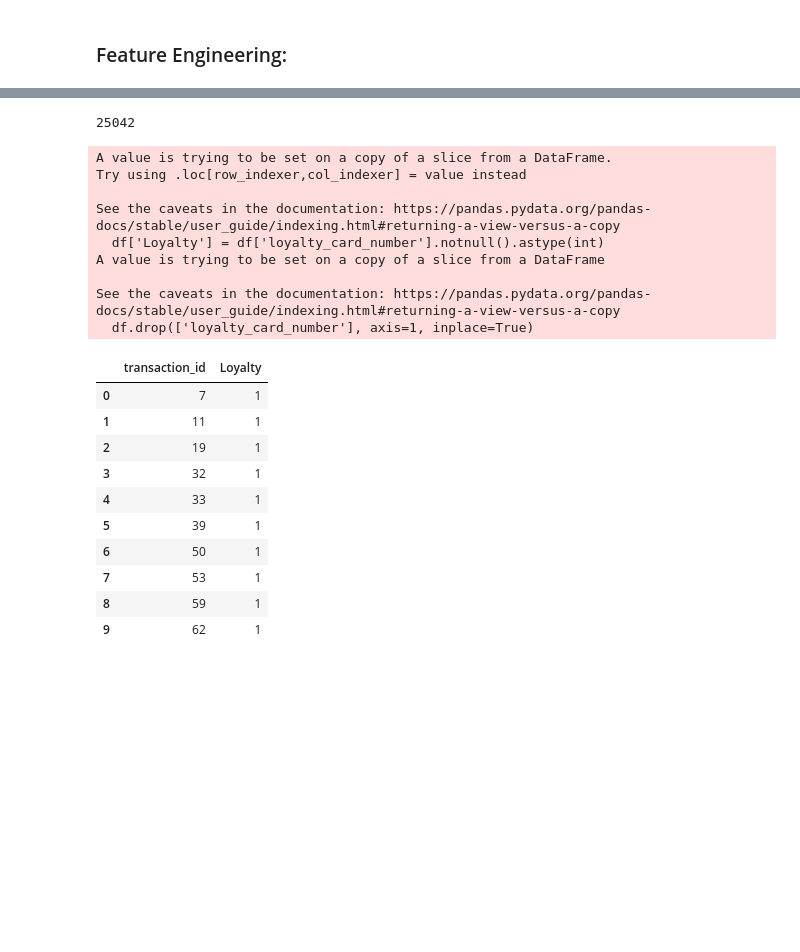
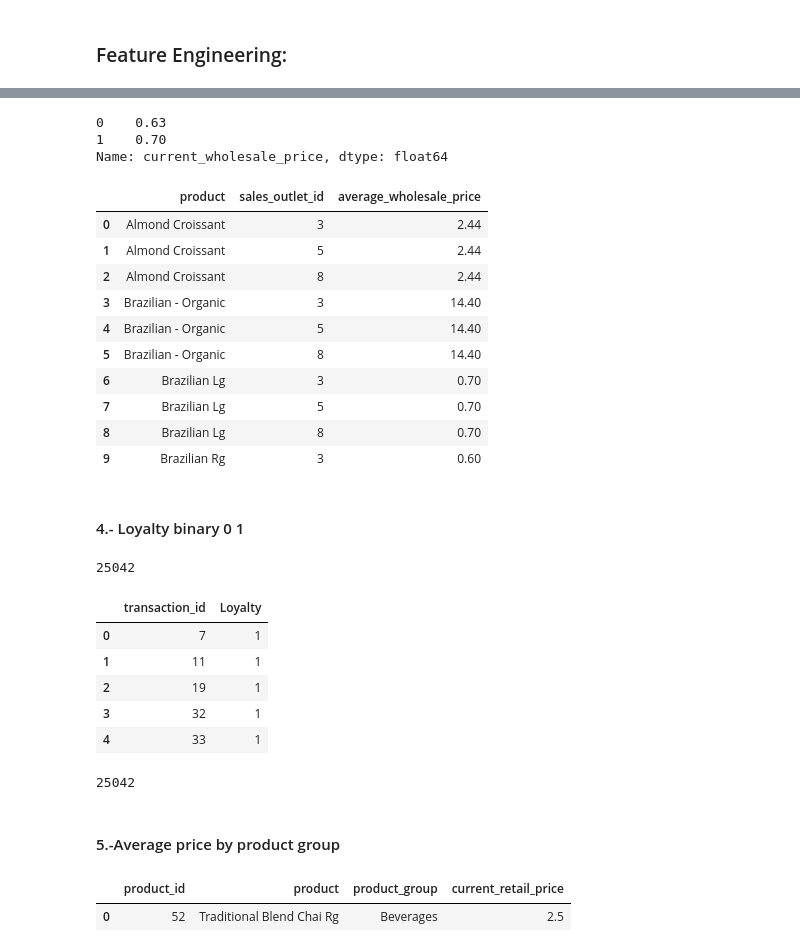
Before and after one commit to hpenapp/EjercicioRedencion, a Jupyter notebook: Features.ipynb, the cells around one changed output, grey strips where cells are left out. Drawn from its saved outputs; the diff is of its cells as text; code cells hidden in the pictures; blank space fills up the shorter version.

```diff
--- a/Features.ipynb
+++ b/Features.ipynb
@@ -79,7 +93,7 @@ superData[['current_retail_price', 'unit_price']].head(2)
 | 0 | $2.50 | 2.5 |
 | 1 | $3.50 | 3.5 |
 # %%
-superData = superData.drop(columns = ['promo_yn', 'unit_price'])
+#superData = superData.drop(columns = ['promo_yn', 'unit_price'])
 # %%
 superData.columns
 # %% [output]
@@ -121,31 +244,55 @@ Index(['transaction_id', 'transaction_date', 'transaction_time',
+# %%
+superData['current_wholesale_price'].head(2)
+# %% [output]
+0    0.63
+1    0.70
+Name: current_wholesale_price, dtype: float64
+# %%
+#Current wholesale price
+df = superData.groupby(['product', 'sales_outlet_id'])['current_wholesale_price'].mean().reset_index(name='average_wholesale_price')
+df.head(10)
+# %% [output]
+|  | product | sales_outlet_id | average_wholesale_price |
+| 0 | Almond Croissant | 3 | 2.44 |
+| 1 | Almond Croissant | 5 | 2.44 |
+| 2 | Almond Croissant | 8 | 2.44 |
+| 3 | Brazilian - Organic | 3 | 14.40 |
+| 4 | Brazilian - Organic | 5 | 14.40 |
+| 5 | Brazilian - Organic | 8 | 14.40 |
+| 6 | Brazilian Lg | 3 | 0.70 |
+| 7 | Brazilian Lg | 5 | 0.70 |
+| 8 | Brazilian Lg | 8 | 0.70 |
+| 9 | Brazilian Rg | 3 | 0.60 |
+# %% [markdown]
+#### 4.- Loyalty binary 0 1
 # %%
 superData['loyalty_card_number'].isnull().sum()
 # %% [output]
 25042
 # %%
 #Loyalty binary 0 1
-df = superData[['transaction_id', 'loyalty_card_number']]
+df = superData.loc[:,['transaction_id', 'loyalty_card_number']]
 df['Loyalty'] = df['loyalty_card_number'].notnull().astype(int)
 df.drop(['loyalty_card_number'], axis=1, inplace=True)
-df.head(10)
+df.head(5)
 # %% [output]
-A value is trying to be set on a copy of a slice from a DataFrame.
-Try using .loc[row_indexer,col_indexer] = value instead
-
-See the caveats in the documentation: https://pandas.pydata.org/pandas-docs/stable/user_guide/indexing.html#returning-a-view-versus-a-copy
-  df['Loyalty'] = df['loyalty_card_number'].notnull().astype(int)
-A value is trying to be set on a copy of a slice from a DataFrame
-
-See the caveats in the documentation: https://pandas.pydata.org/pandas-docs/stable/user_guide/indexing.html#returning-a-view-versus-a-copy
-  df.drop(['loyalty_card_number'], axis=1, inplace=True)
 |  | transaction_id | Loyalty |
 | 0 | 7 | 1 |
 | 1 | 11 | 1 |
 | 2 | 19 | 1 |
 | 3 | 32 | 1 |
 | 4 | 33 | 1 |
-| 5 | 39 | 1 |
-| 6 | 50 | 1 |
-| 7 | 53 | 1 |
-| 8 | 59 | 1 |
-| 9 | 62 | 1 |
+# %%
+df[df['Loyalty'] == 0].value_counts().sum()
+# %% [output]
+25042
+# %% [markdown]
+#### 5.-Average price by product group
+# %%
+#Current retail price
+df = superData.loc[:, ['product_id','product', 'product_group']]
+df['current_retail_price'] = superData['current_retail_price'].str.replace('$', '', regex=True).astype(float)
+df.head(1)
+# %% [output]
+|  | product_id | product | product_group | current_retail_price |
+| 0 | 52 | Traditional Blend Chai Rg | Beverages | 2.5 |
```
Also changed, not shown: parts of 50 cells of this notebook.
